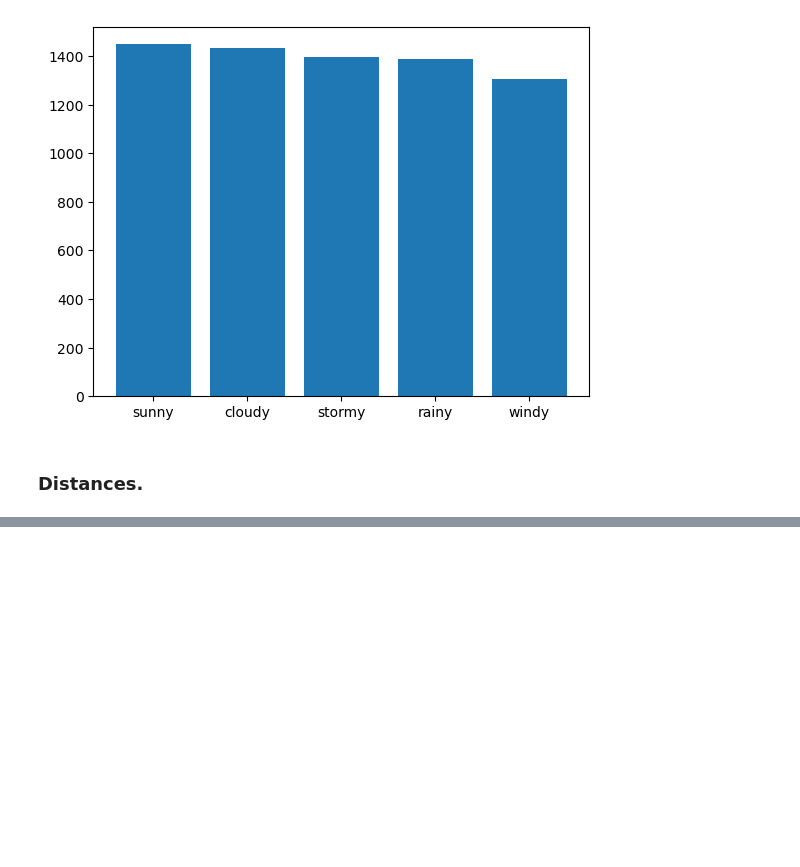
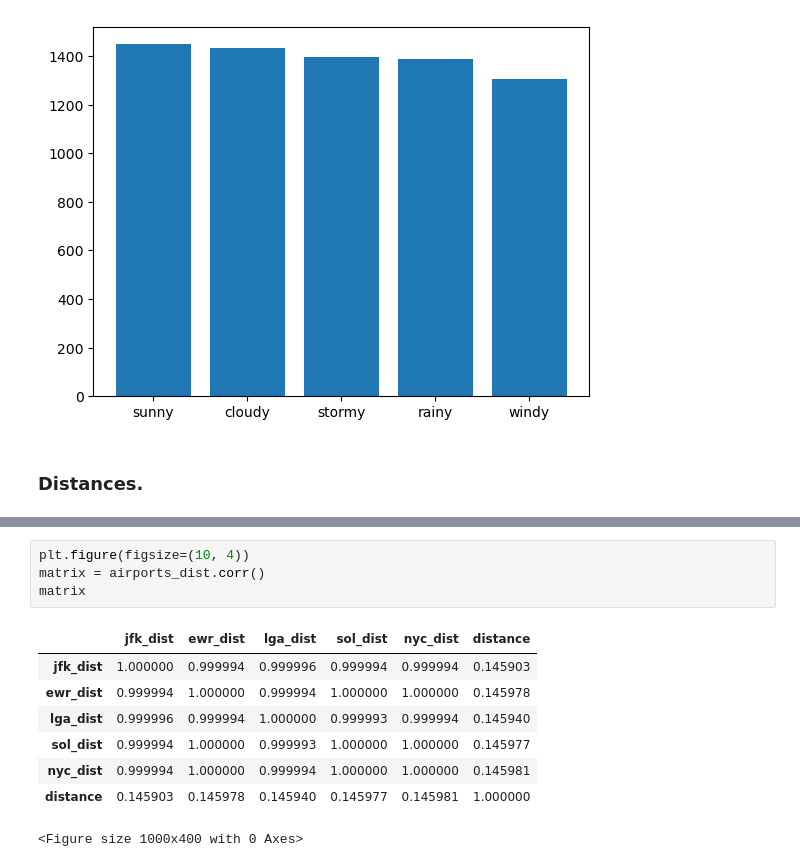
Before and after one commit to zizoisprogramming/Car-travels, a Jupyter notebook: car_travels.ipynb, the cells around one changed output, grey strips where cells are left out. Cells and saved outputs as stored; diff of their text form; blank space fills up the shorter version.

```diff
--- a/car_travels.ipynb
+++ b/car_travels.ipynb
@@ -381,0 +409,13 @@ plt.bar(weather_dist['Weather'], weather_dist['sum'])
+# %%
+plt.figure(figsize=(10, 4))
+matrix = airports_dist.corr()
+matrix
+# %% [output]
+|  | jfk_dist | ewr_dist | lga_dist | sol_dist | nyc_dist | distance |
+| jfk_dist | 1.000000 | 0.999994 | 0.999996 | 0.999994 | 0.999994 | 0.145903 |
+| ewr_dist | 0.999994 | 1.000000 | 0.999994 | 1.000000 | 1.000000 | 0.145978 |
+| lga_dist | 0.999996 | 0.999994 | 1.000000 | 0.999993 | 0.999994 | 0.145940 |
+| sol_dist | 0.999994 | 1.000000 | 0.999993 | 1.000000 | 1.000000 | 0.145977 |
+| nyc_dist | 0.999994 | 1.000000 | 0.999994 | 1.000000 | 1.000000 | 0.145981 |
+| distance | 0.145903 | 0.145978 | 0.145940 | 0.145977 | 0.145981 | 1.000000 |
+<Figure size 1000x400 with 0 Axes>
```
Also changed, not shown: parts of 13 cells of this notebook.
